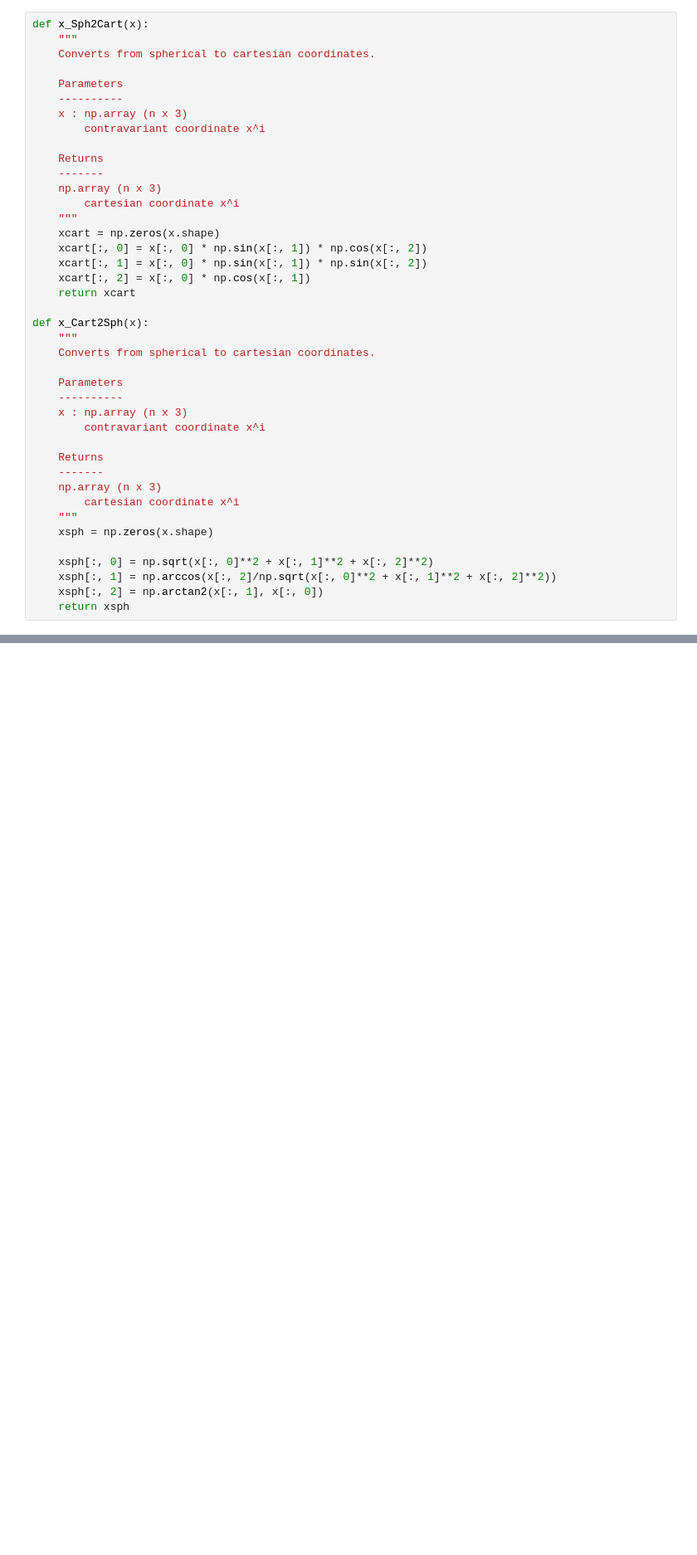
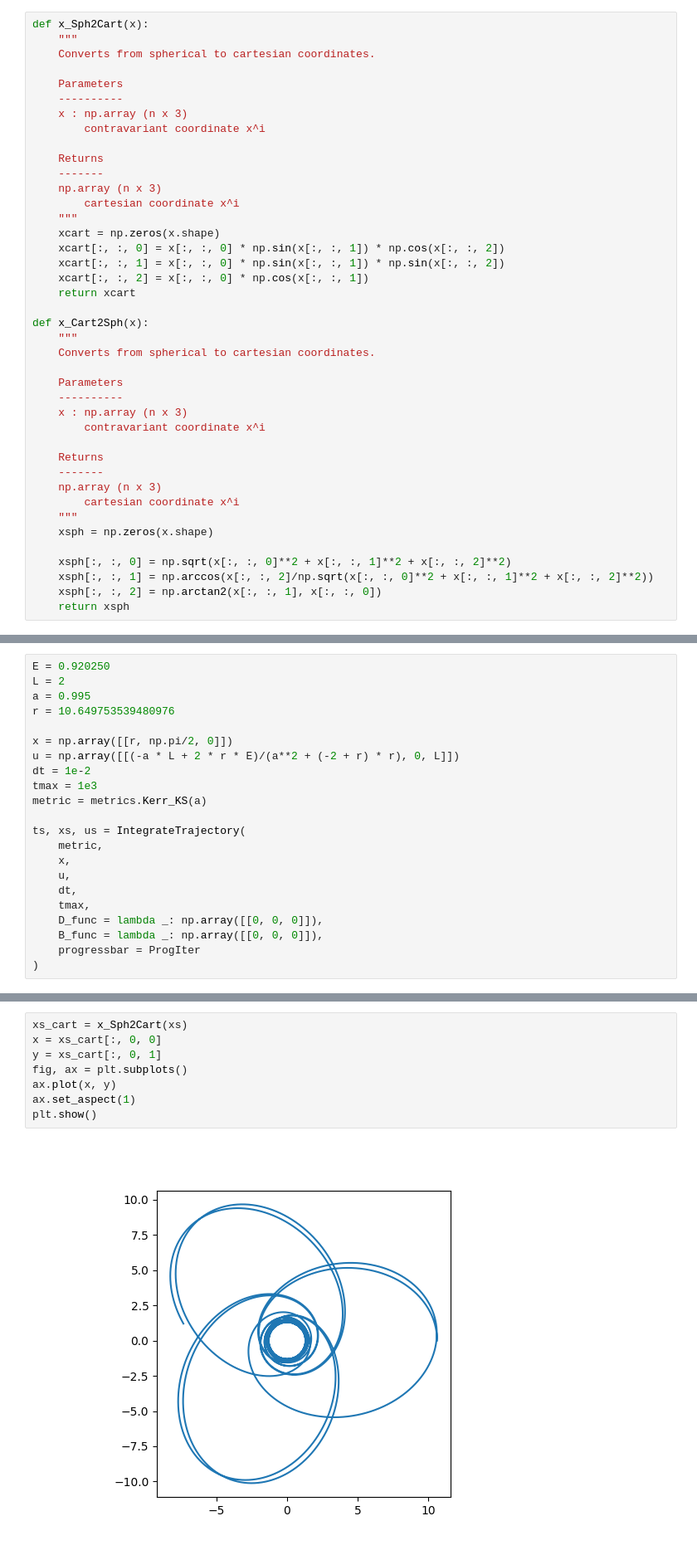
Before and after one commit to Mynghao/pusher-library, a Jupyter notebook: general_relativistic.ipynb, the cells around one changed output, grey strips where cells are left out. Shown: that part at 83% size. Saved outputs shown, nothing was run; the diff lists cells and outputs as text; blank space fills up the shorter version.

```diff
--- a/general_relativistic.ipynb
+++ b/general_relativistic.ipynb
@@ -40,9 +22,9 @@ def x_Sph2Cart(x):
         cartesian coordinate x^i
     """
     xcart = np.zeros(x.shape)
-    xcart[:, 0] = x[:, 0] * np.sin(x[:, 1]) * np.cos(x[:, 2])
-    xcart[:, 1] = x[:, 0] * np.sin(x[:, 1]) * np.sin(x[:, 2])
-    xcart[:, 2] = x[:, 0] * np.cos(x[:, 1])
+    xcart[:, :, 0] = x[:, :, 0] * np.sin(x[:, :, 1]) * np.cos(x[:, :, 2])
+    xcart[:, :, 1] = x[:, :, 0] * np.sin(x[:, :, 1]) * np.sin(x[:, :, 2])
+    xcart[:, :, 2] = x[:, :, 0] * np.cos(x[:, :, 1])
     return xcart
 
 def x_Cart2Sph(x):
@@ -61,7 +43,7 @@ def x_Cart2Sph(x):
     """
     xsph = np.zeros(x.shape)
 
-    xsph[:, 0] = np.sqrt(x[:, 0]**2 + x[:, 1]**2 + x[:, 2]**2)
-    xsph[:, 1] = np.arccos(x[:, 2]/np.sqrt(x[:, 0]**2 + x[:, 1]**2 + x[:, 2]**2))
-    xsph[:, 2] = np.arctan2(x[:, 1], x[:, 0])
+    xsph[:, :, 0] = np.sqrt(x[:, :, 0]**2 + x[:, :, 1]**2 + x[:, :, 2]**2)
+    xsph[:, :, 1] = np.arccos(x[:, :, 2]/np.sqrt(x[:, :, 0]**2 + x[:, :, 1]**2 + x[:, :, 2]**2))
+    xsph[:, :, 2] = np.arctan2(x[:, :, 1], x[:, :, 0])
     return xsph
@@ -155,0 +52,22 @@ plt.show()
+# %%
+E = 0.920250
+L = 2
+a = 0.995
+r = 10.649753539480976
+
+x = np.array([[r, np.pi/2, 0]])
+u = np.array([[(-a * L + 2 * r * E)/(a**2 + (-2 + r) * r), 0, L]])
+dt = 1e-2
+tmax = 1e3
+metric = metrics.Kerr_KS(a)
+
+ts, xs, us = IntegrateTrajectory(
+    metric,
+    x,
+    u,
+    dt,
+    tmax,
+    D_func = lambda _: np.array([[0, 0, 0]]),
+    B_func = lambda _: np.array([[0, 0, 0]]),
+    progressbar = ProgIter
+)
@@ -155,0 +76,10 @@ plt.show()
+# %%
+xs_cart = x_Sph2Cart(xs)
+x = xs_cart[:, 0, 0]
+y = xs_cart[:, 0, 1]
+fig, ax = plt.subplots()
+ax.plot(x, y)
+ax.set_aspect(1)
+plt.show()
+# %% [output]
+[figure, added]
```
Also changed, not shown: parts of 13 cells of this notebook, 4 other files.
